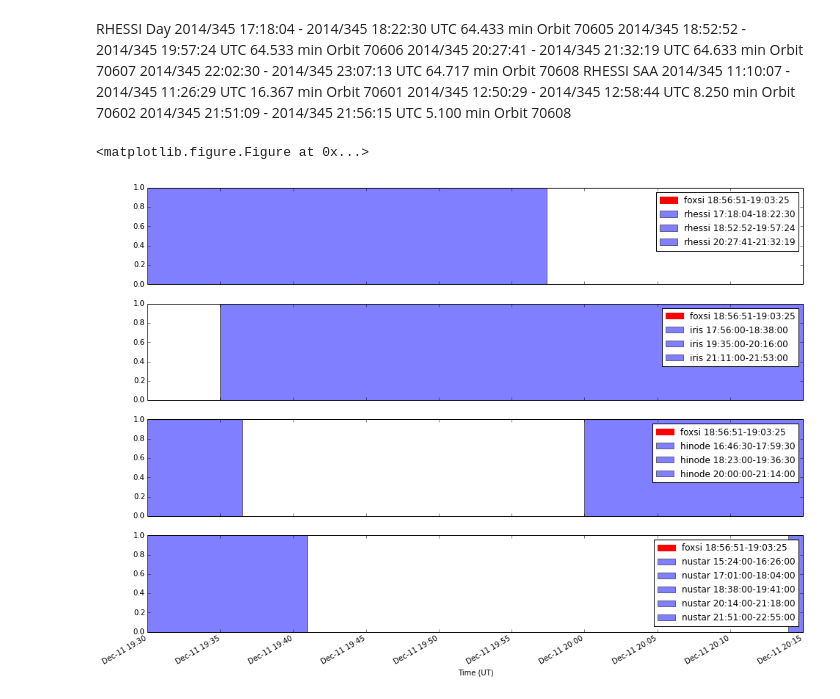
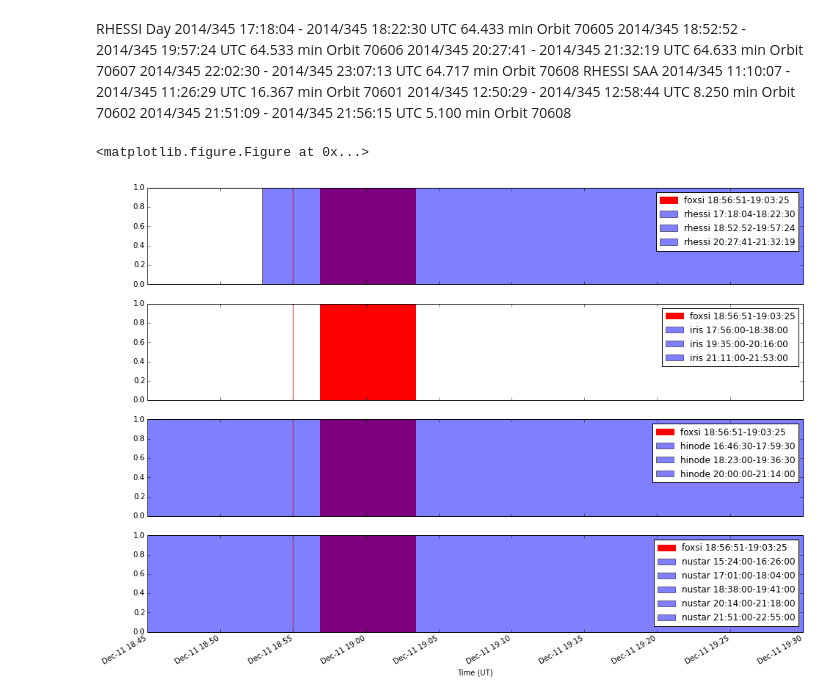
Before and after one commit to ehsteve/ipython-notebooks, a Jupyter notebook: FOXSI 2014 Observation Time.ipynb, the cells around one changed output. Drawn from its saved outputs; the diff is of its cells as text; code cells hidden in the pictures.

```diff
--- a/FOXSI 2014 Observation Time.ipynb
+++ b/FOXSI 2014 Observation Time.ipynb
@@ -9,7 +9,7 @@ from sunpy.time import TimeRange
 # %%
 utc_offset = -7
 # %%
-foxsi_launch_time_local = datetime.strptime('2014/12/11 11:55', '%Y/%m/%d %H:%M')
+foxsi_launch_time_local = datetime.strptime('2014/12/11 12:11', '%Y/%m/%d %H:%M')
 # %%
 foxsi_launch_time_local
 # %% [output]
@@ -78,32 +78,32 @@ fig, ax = plt.subplots(nrows=4)
 date_fmt = '%b-%d %H:%M'
 date_formatter = mdate.DateFormatter(date_fmt)
 foxsi_tr = datetime.strftime(foxsi_obs_tr.start, '%H:%M:%S') + '-' + datetime.strftime(foxsi_obs_tr.end, '%H:%M:%S')
 names = ['rhessi', 'iris', 'hinode', 'nustar']
 for i, obs in enumerate([rhessi, iris, hinode, nustar]):
     #ax[i].set_xlim(datetime.strptime('2014/12/11 18:15', '%Y/%m/%d %H:%M'),
     #        datetime.strptime('2014/12/11 20:30', '%Y/%m/%d %H:%M'))
-    ax[i].set_xlim(foxsi_launch_window.start+timedelta(hours=45/60.), foxsi_launch_window.end+timedelta(hours=45/60.))
+    ax[i].set_xlim(foxsi_launch_window.start+timedelta(hours=0), foxsi_launch_window.end+timedelta(hours=0))
     ax[i].axvspan(foxsi_obs_tr.start, foxsi_obs_tr.end, alpha=1, label='foxsi ' + foxsi_tr, color='r')
     for j, t in enumerate(obs):
         name = names[i]
         span = [t.start, t.end]
         span_str = datetime.strftime(span[0], '%H:%M:%S') + '-' + datetime.strftime(span[1], '%H:%M:%S')
         ax[i].axvspan(span[0], span[1], facecolor='b', alpha=0.5, label = name + ' ' + span_str)
 
     #plt.text( span[0], 0.5, 'b', rotation=90)
     #plt.text( span[1], 0.5, name + ' End ' + datetime.strftime(span[1], '%H:%M'), rotation=90)
     ax[i].legend()
     ax[i].xaxis.set_major_formatter(date_formatter)
     ax[i].set_xlabel('Time (UT)')
     ax[i].axvline(foxsi_launch_time_ut, label="Launch", color='red')
 
 #ax2 = ax.twiny()
 #ax2.plot_date([time + timedelta(hours=utc_offset) for time in axis_range], [0,1])
 #ax2.xaxis.set_major_formatter(date_formatter)
 #plt.xticks(rotation=30)
 #ax2.set_label('Time (Local)')
 fig.autofmt_xdate()
 plt.show()
 # %% [output]
 <matplotlib.figure.Figure at 0x...>
-[figure, old version]
+[figure, new version]
```
Also changed, not shown: parts of 3 cells of this notebook.
